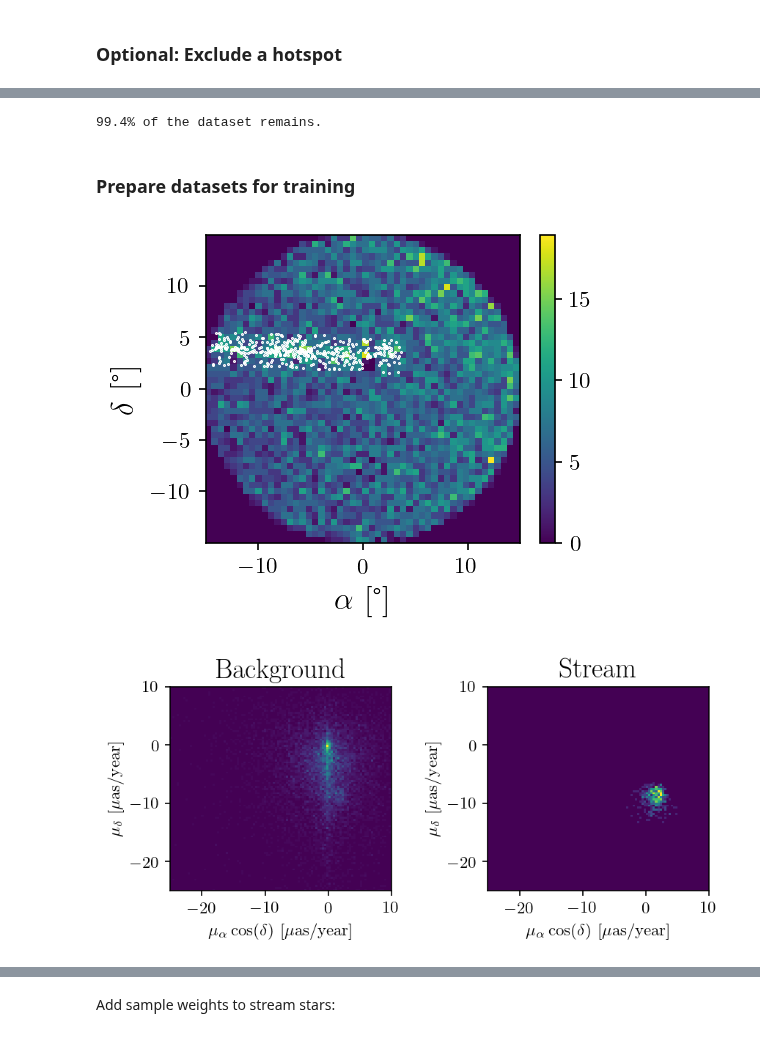
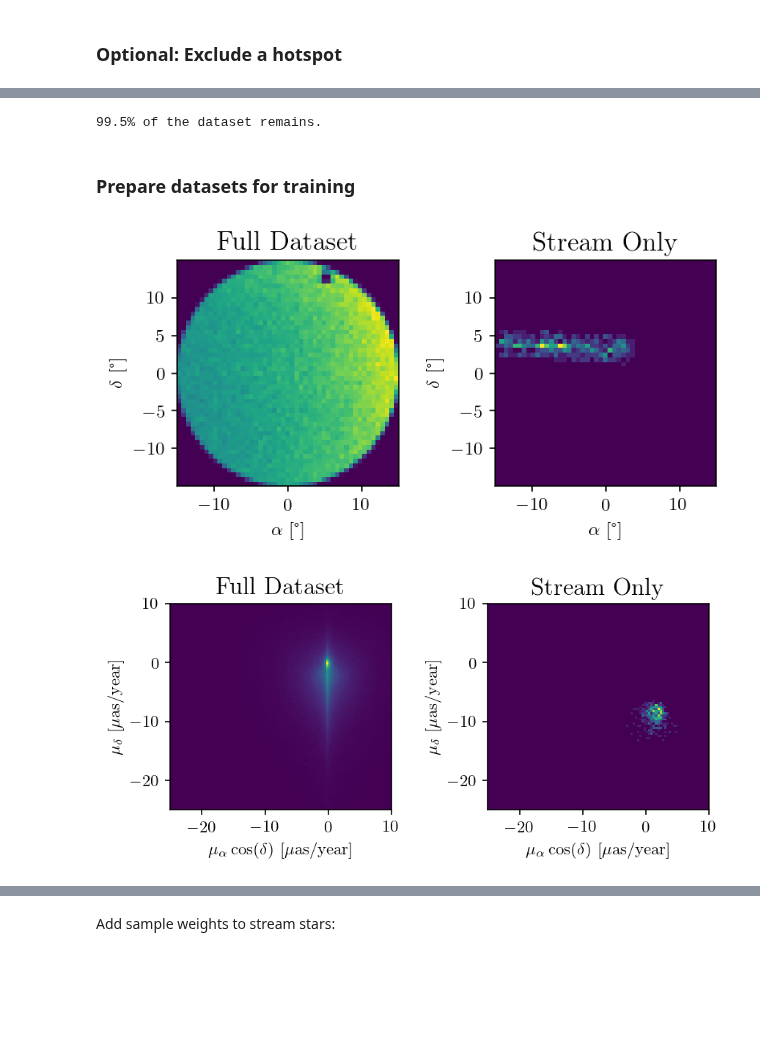
Before and after one commit to hep-lbdl/GaiaCWoLa, a Jupyter notebook: train.ipynb, the cells around one changed output, grey strips where cells are left out. Cells and saved outputs as stored; diff of their text form; code cells hidden in the pictures; blank space fills up the shorter version.

```diff
--- a/train.ipynb
+++ b/train.ipynb
@@ -15,4 +25,4 @@ tf.config.experimental.set_memory_growth(physical_devices[0], True)
 # %%
 stream = "gd1_tail"
 # %%
-df, file = load_file(stream = stream, percent_bkg = 1)
+df, file = load_file(stream = stream, percent_bkg = 100)
@@ -41,12 +48,12 @@ print("{:.1f}% of the dataset remains.".format(100*len(df2)/len(df)))
 # Redefine dataframe
 df = df2
 # %% [output]
-99.4% of the dataset remains.
+99.5% of the dataset remains.
 # %% [markdown]
 ### Prepare datasets for training
 # %%
-visualize_stream(df, show_stream=True)
+visualize_stream(df)
 # %% [output]
-[figure, old version]
+[figure, new version]
-[figure, old version]
+[figure, new version]
 # %%
```
Also changed, not shown: parts of 12 cells of this notebook, 3 other files.
